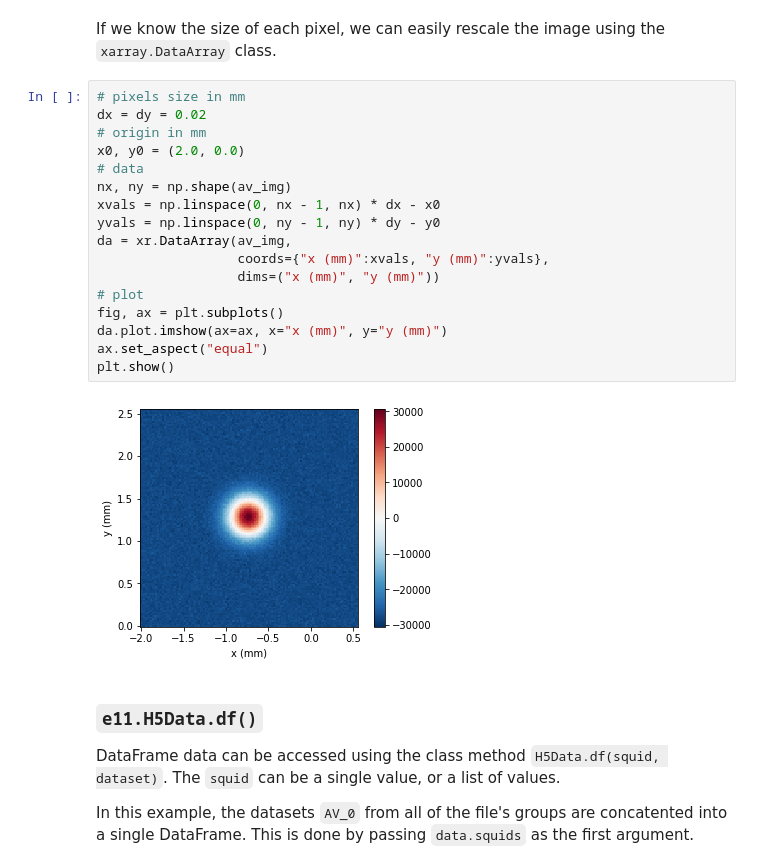
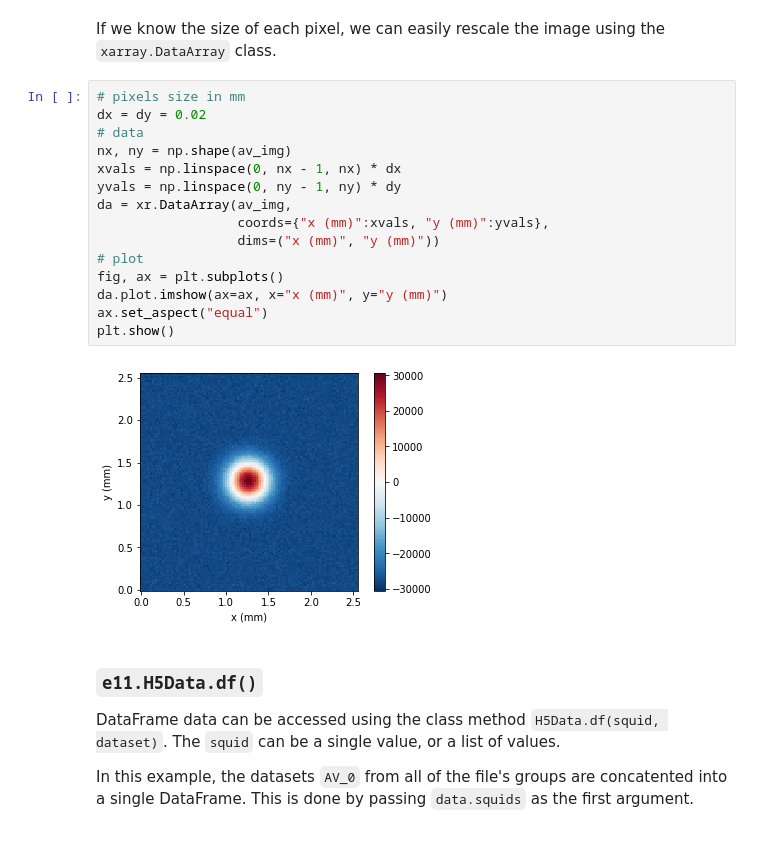
Before and after one commit to ad3ller/e11_analysis, a Jupyter notebook: notebooks/2)_Raw_datasets.ipynb, the cells around one changed output. Cells and saved outputs as stored; diff of their text form.

```diff
--- a/notebooks/2)_Raw_datasets.ipynb
+++ b/notebooks/2)_Raw_datasets.ipynb
@@ -210,22 +233,20 @@ If we know the size of each pixel, we can easily rescale the image using the `xa
 # %%
 # pixels size in mm
 dx = dy = 0.02
-# origin in mm
-x0, y0 = (2.0, 0.0)
 # data
 nx, ny = np.shape(av_img)
-xvals = np.linspace(0, nx - 1, nx) * dx - x0
-yvals = np.linspace(0, ny - 1, ny) * dy - y0
+xvals = np.linspace(0, nx - 1, nx) * dx
+yvals = np.linspace(0, ny - 1, ny) * dy
 da = xr.DataArray(av_img,
                   coords={"x (mm)":xvals, "y (mm)":yvals},
                   dims=("x (mm)", "y (mm)"))
 # plot
 fig, ax = plt.subplots()
 da.plot.imshow(ax=ax, x="x (mm)", y="y (mm)")
 ax.set_aspect("equal")
 plt.show()
 # %% [output]
-[figure, old version]
+[figure, new version]
 # %% [markdown]
 ### `e11.H5Data.df()`
 
```
Also changed, not shown: parts of 3 cells of this notebook, 1 other file.
